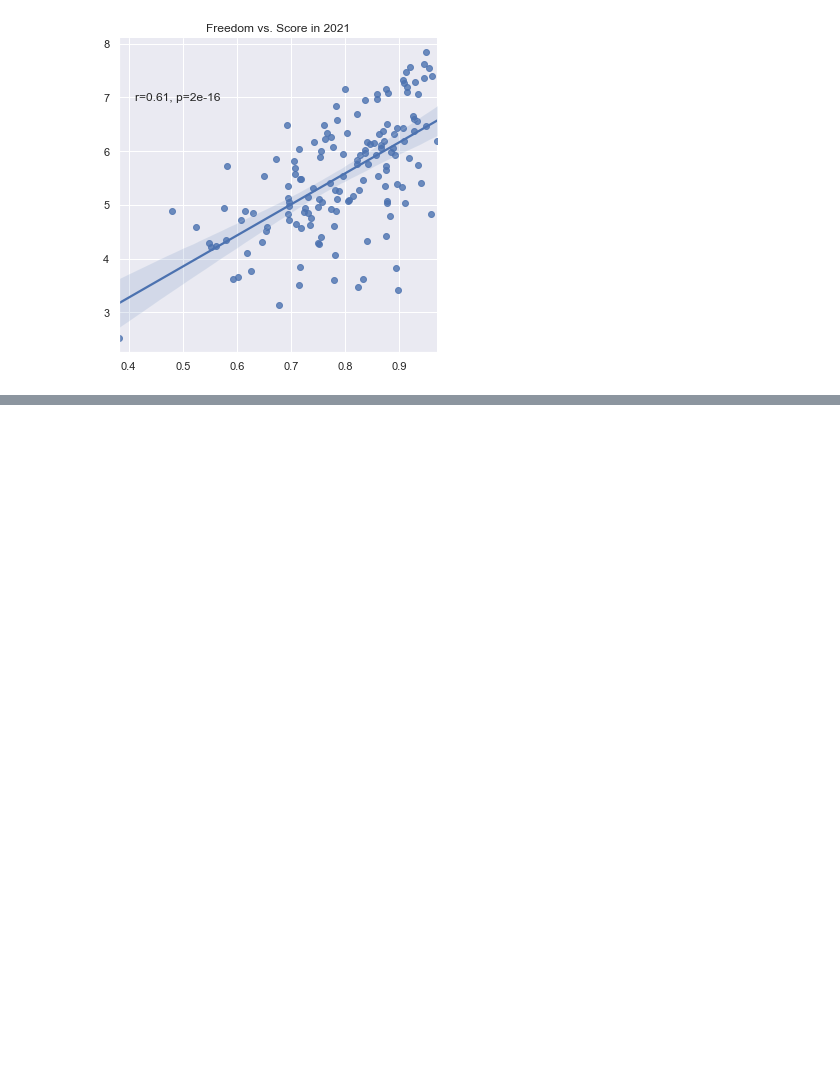
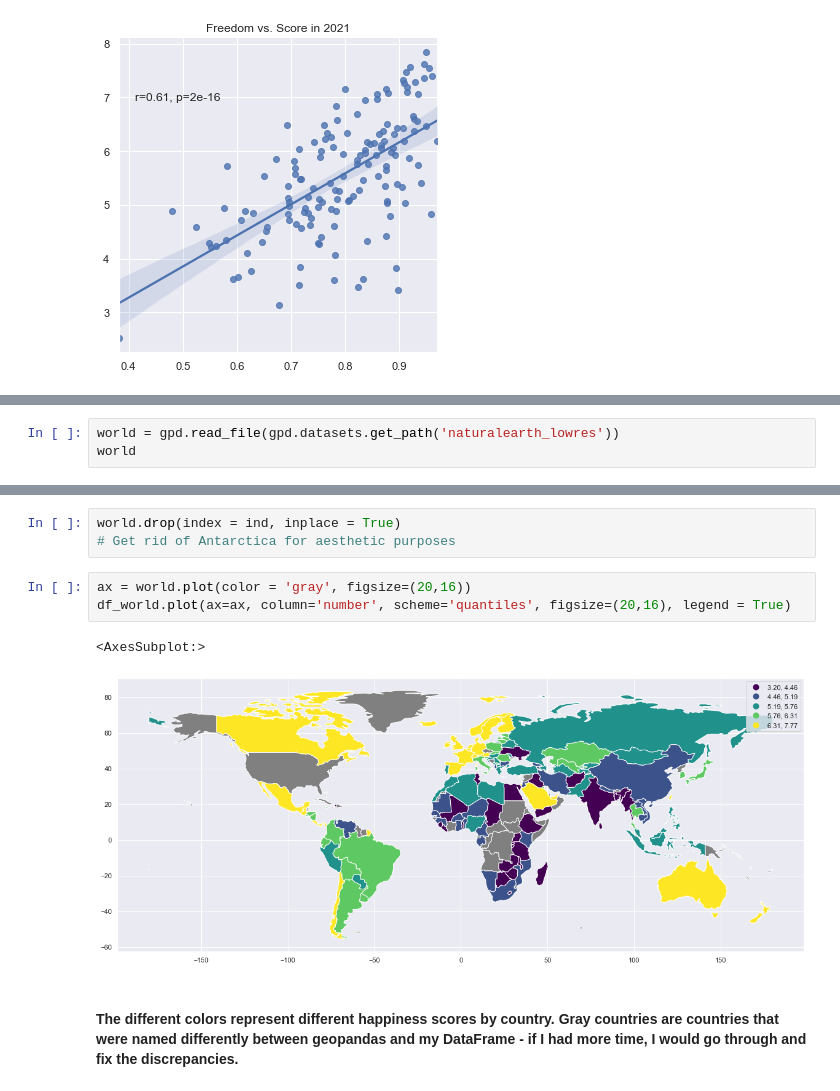
Before and after one commit to torrancefredell/Forge-Launch-Project, a Jupyter notebook: Forge Launch Project.ipynb, the cells around one changed output, grey strips where cells are left out. Drawn from its saved outputs; the diff is of its cells as text; blank space fills up the shorter version.

```diff
--- a/Forge Launch Project.ipynb
+++ b/Forge Launch Project.ipynb
@@ -498,0 +487,3 @@ for key, value in count.items():
+# %%
+world = gpd.read_file(gpd.datasets.get_path('naturalearth_lowres'))
+world
@@ -498,0 +520,11 @@ for key, value in count.items():
+# %%
+world.drop(index = ind, inplace = True)
+# Get rid of Antarctica for aesthetic purposes
+# %%
+ax = world.plot(color = 'gray', figsize=(20,16))
+df_world.plot(ax=ax, column='number', scheme='quantiles', figsize=(20,16), legend = True)
+# %% [output]
+<AxesSubplot:>
+[figure, added]
+# %% [markdown]
+#### The different colors represent different happiness scores by country. Gray countries are countries that were named differently between geopandas and my DataFrame - if I had more time, I would go through and fix the discrepancies.
```
Also changed, not shown: parts of 23 cells of this notebook.
